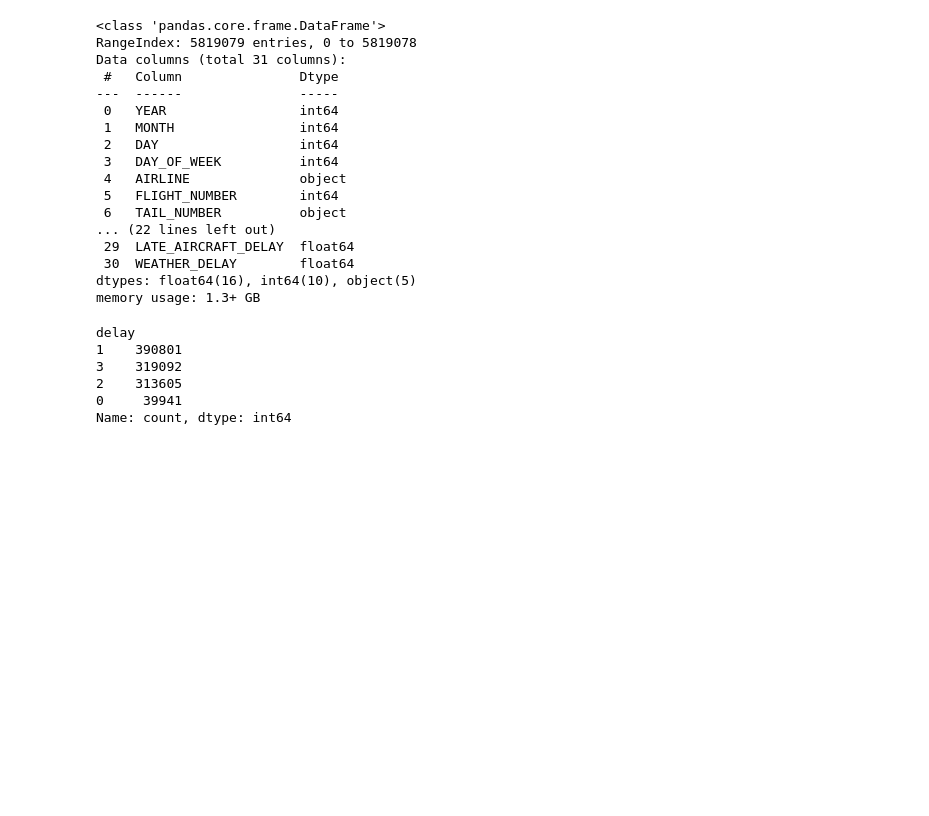
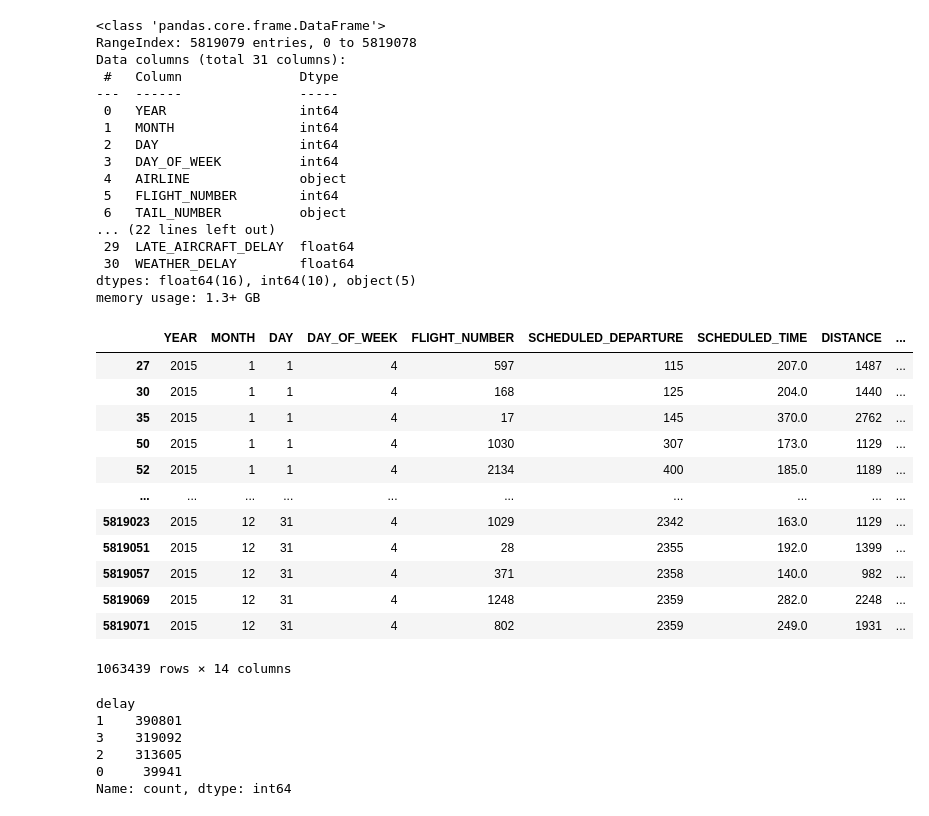
Before and after one commit to SavinduWickr/Flight_Price-Delay_Prediction, a Jupyter notebook: Delay_prediction/Models-Delay.ipynb, the cells around one changed output. Cells and saved outputs as stored; diff of their text form; code cells hidden in the pictures; blank space fills up the shorter version.

```diff
--- a/Delay_prediction/Models-Delay.ipynb
+++ b/Delay_prediction/Models-Delay.ipynb
@@ -45,5 +69,21 @@ def prep_data(df):
 # %%
 df = prep_data(df)
+# %%
+df
+# %% [output]
+|  | YEAR | MONTH | DAY | DAY_OF_WEEK | FLIGHT_NUMBER | SCHEDULED_DEPARTURE | SCHEDULED_TIME | DISTANCE | ... |
+| 27 | 2015 | 1 | 1 | 4 | 597 | 115 | 207.0 | 1487 | ... |
+| 30 | 2015 | 1 | 1 | 4 | 168 | 125 | 204.0 | 1440 | ... |
+| 35 | 2015 | 1 | 1 | 4 | 17 | 145 | 370.0 | 2762 | ... |
+| 50 | 2015 | 1 | 1 | 4 | 1030 | 307 | 173.0 | 1129 | ... |
+| 52 | 2015 | 1 | 1 | 4 | 2134 | 400 | 185.0 | 1189 | ... |
+| ... | ... | ... | ... | ... | ... | ... | ... | ... | ... |
+| 5819023 | 2015 | 12 | 31 | 4 | 1029 | 2342 | 163.0 | 1129 | ... |
+| 5819051 | 2015 | 12 | 31 | 4 | 28 | 2355 | 192.0 | 1399 | ... |
+| 5819057 | 2015 | 12 | 31 | 4 | 371 | 2358 | 140.0 | 982 | ... |
+| 5819069 | 2015 | 12 | 31 | 4 | 1248 | 2359 | 282.0 | 2248 | ... |
+| 5819071 | 2015 | 12 | 31 | 4 | 802 | 2359 | 249.0 | 1931 | ... |
+1063439 rows × 14 columns
 # %%
 df.value_counts('delay')
 # %% [output]
```
Also changed, not shown: parts of 11 cells of this notebook, 2 other files.
